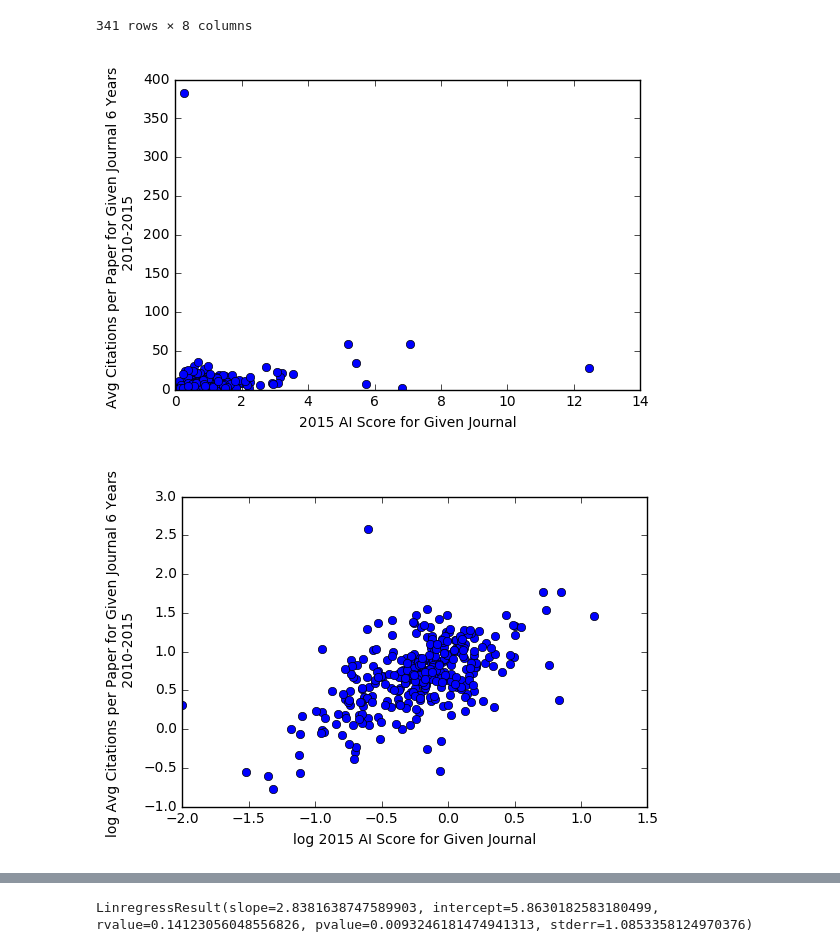
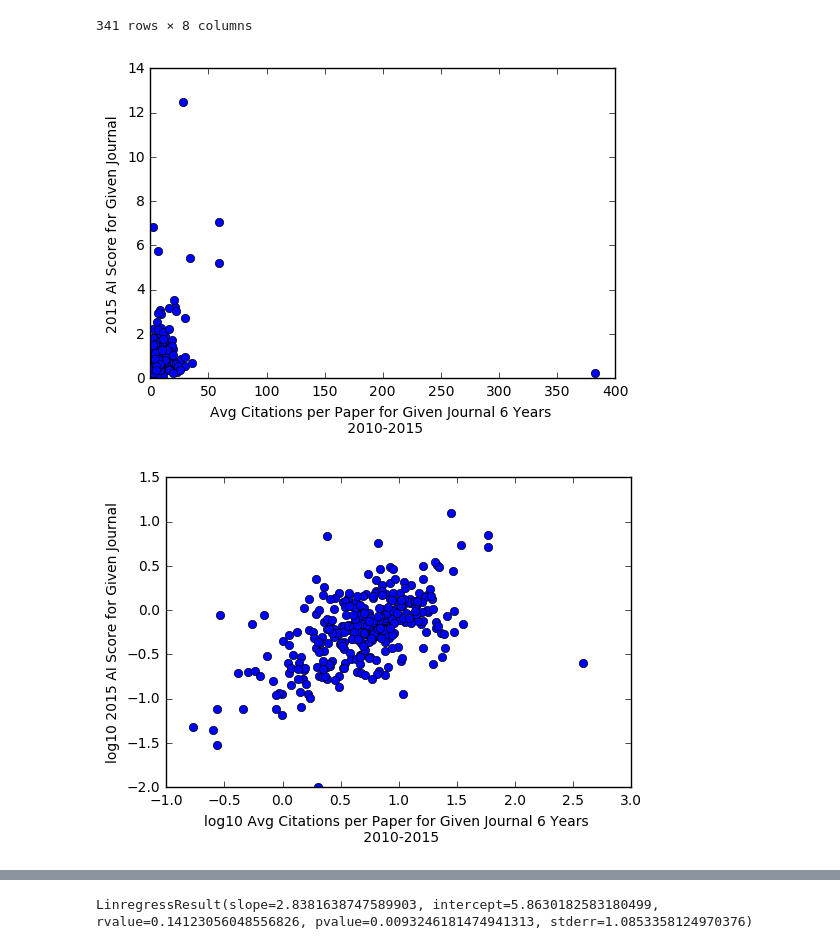
Before and after one commit to FlourishOA/Estimating-Influence, a Jupyter notebook: Code/Estimating-AI-Scores.ipynb, the cells around one changed output, grey strips where cells are left out. Saved outputs shown, nothing was run; the diff lists cells and outputs as text; code cells hidden in the pictures.

Commit message:
Fixing graphs

```diff
--- a/Code/Estimating-AI-Scores.ipynb
+++ b/Code/Estimating-AI-Scores.ipynb
@@ -228,7 +228,8 @@ counts_pivot_table = counts_pivot_table.unstack()
 counts_pivot_table.columns = counts_pivot_table.columns.to_series().str.join('_')
 # %%
 # Keep only specific columns
-counts_pivot_table = counts_pivot_table[['citation_count_sum', 'citation_count_len', 'paper_count_sum', 'avg_cites_per_paper_sum']]
+counts_pivot_table = counts_pivot_table[['citation_count_sum', 'citation_count_len',
+                                         'paper_count_sum', 'avg_cites_per_paper_sum']]
 # %%
 # Rename certain columns
 counts_pivot_table.rename(columns={'citation_count_len': 'number_years_captured',
@@ -273,19 +274,19 @@ pivot_table_merged
 | 352 | world journal of surgical oncology | 1477-7819 | 8119.0 | 6.0 | 1638.0 | 4.956654 | ... |
 341 rows × 8 columns
 # %%
-plt.plot(pivot_table_merged['article_influence'], pivot_table_merged['avg_cites_per_paper'], 'o')
-plt.xlabel('2015 AI Score for Given Journal')
-plt.ylabel('Avg Citations per Paper for Given Journal 6 Years \n 2010-2015')
+plt.plot(pivot_table_merged['avg_cites_per_paper'], pivot_table_merged['article_influence'], 'o')
+plt.ylabel('2015 AI Score for Given Journal')
+plt.xlabel('Avg Citations per Paper for Given Journal 6 Years \n 2010-2015')
 
 plt.savefig('ai_avg_citation_5_years_scatterplot.jpg')
 # %% [output]
-[figure, old version]
+[figure, new version]
 # %%
 # Try a log log plot because of the density of most points
-plt.plot(np.log10(pivot_table_merged['article_influence']), np.log10(pivot_table_merged['avg_cites_per_paper']), 'o')
-plt.xlabel('log 2015 AI Score for Given Journal')
-plt.ylabel('log Avg Citations per Paper for Given Journal 6 Years \n 2010-2015')
+plt.plot(np.log10(pivot_table_merged['avg_cites_per_paper']), np.log10(pivot_table_merged['article_influence']), 'o')
+plt.ylabel('log10 2015 AI Score for Given Journal')
+plt.xlabel('log10 Avg Citations per Paper for Given Journal 6 Years \n 2010-2015')
 
 plt.savefig('ai_avg_citation_5_years_scatterplot_log_log.jpg')
 # %% [output]
-[figure, old version]
+[figure, new version]
```
Also changed, not shown: parts of 9 cells of this notebook.
